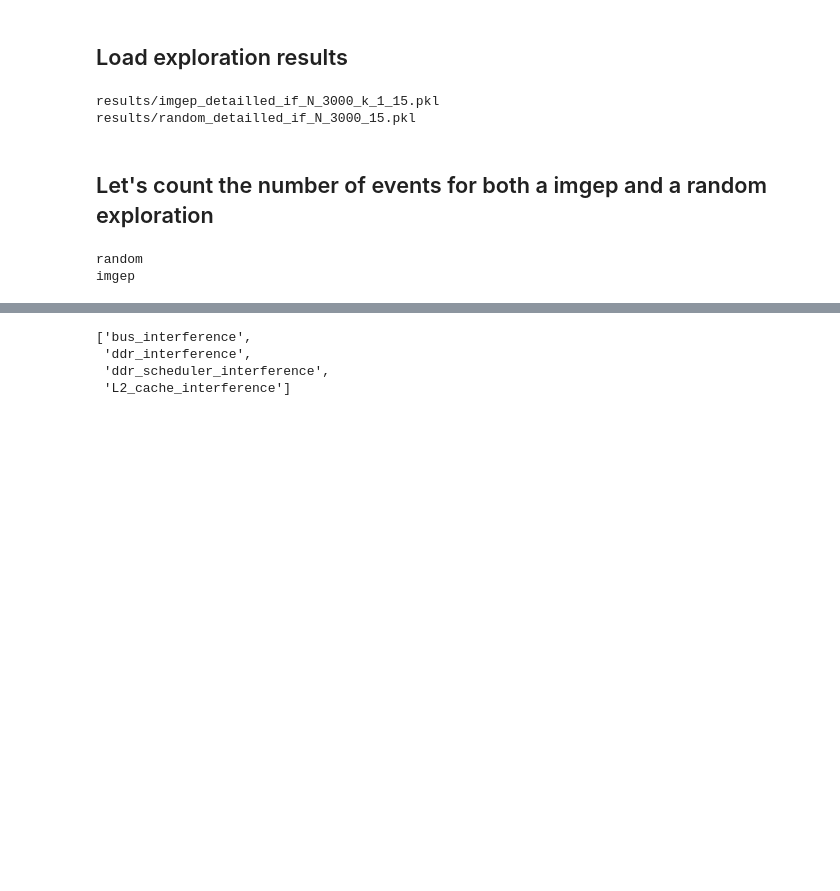
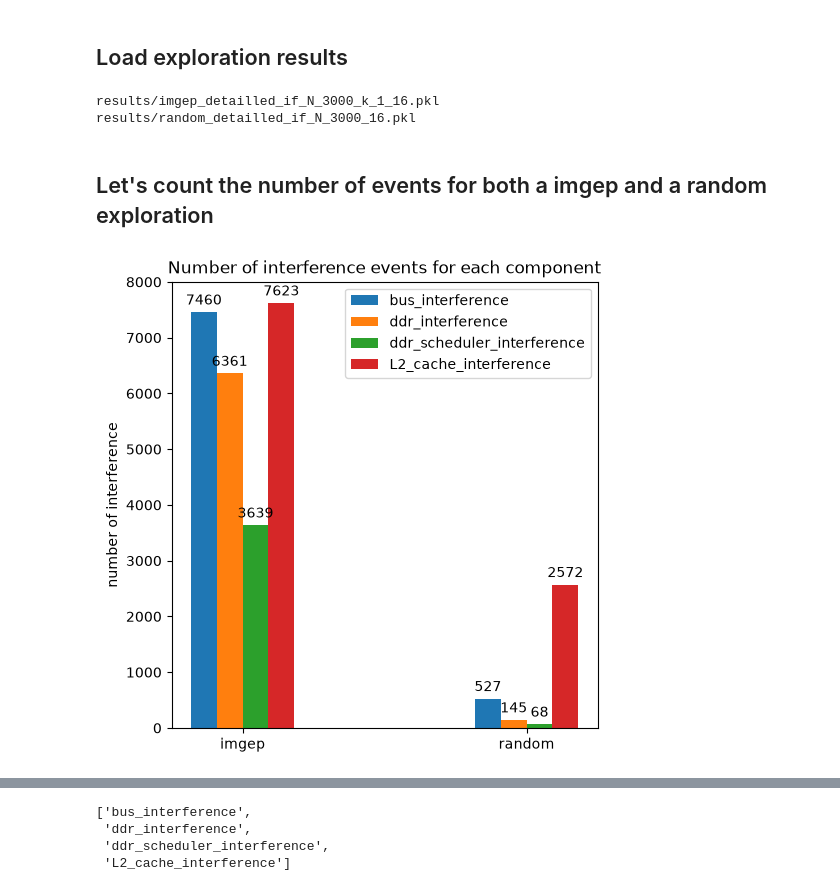
Before and after one commit to Ludoviccccc/Aixia_nouvelle_approche, a Jupyter notebook: analysis_imgep_if.ipynb, the cells around one changed output, grey strips where cells are left out. Drawn from its saved outputs; the diff is of its cells as text; code cells hidden in the pictures; blank space fills up the shorter version.

```diff
--- a/analysis_imgep_if.ipynb
+++ b/analysis_imgep_if.ipynb
@@ -54,27 +83,39 @@ from exploration.load_file import load
 from diversity.diversty import Diversity
 import matplotlib.pyplot as plt
 from sklearn.cluster import HDBSCAN
+
+#Load data
+folder = "results"
+N = 3000
+k=1
+name_imgep = f'{folder}/imgep_detailled_if_N_{N}_k_{k}'
+name_random = f'{folder}/random_detailled_if_N_{N}'
+content_imgep = load(name_imgep)
+content_random = load(name_random)
+# %% [output]
+results/imgep_detailled_if_N_3000_k_1_16.pkl
+results/random_detailled_if_N_3000_16.pkl
-# %%
-#Load data
-folder = "results"
-N = 3000
-k=1
-name_imgep = f'{folder}/imgep_detailled_if_N_{N}_k_{k}'
-name_random = f'{folder}/random_detailled_if_N_{N}'
-content_imgep = load(name_imgep)
-content_random = load(name_random)
-# %% [output]
-results/imgep_detailled_if_N_3000_k_1_15.pkl
-results/random_detailled_if_N_3000_15.pkl
 # %% [markdown]
 ## Let's count the number of events for both a imgep and a random exploration
 # %%
 nb_events = {}
 for j,content in enumerate([content_random,content_imgep]):
-    print(['random','imgep'][j])
     for type_if in content_imgep['memory_observation']:
         keys = list(content['memory_observation'][type_if].keys())
         nb_events[type_if] = (len(content_imgep['memory_observation'][type_if][keys[0]]),len(content_random['memory_observation'][type_if][keys[0]]))
+
+fig, ax = plt.subplots(layout='constrained',figsize=(5,5))
+
+res = ax.grouped_bar(nb_events, tick_labels=['imgep','random'], group_spacing=7)
+for container in res.bar_containers:
+    ax.bar_label(container, padding=3)
+
+# Add some text for labels, title, etc.
+ax.set_ylabel('number of interference')
+ax.set_title('Number of interference events for each component')
+ax.legend(loc='upper right', ncols=1)
+#ax.set_ylim(0, 250)
+
+plt.show()
 # %% [output]
-random
-imgep
+[figure, added]
```
Also changed, not shown: parts of 24 cells of this notebook, 6 other files.
